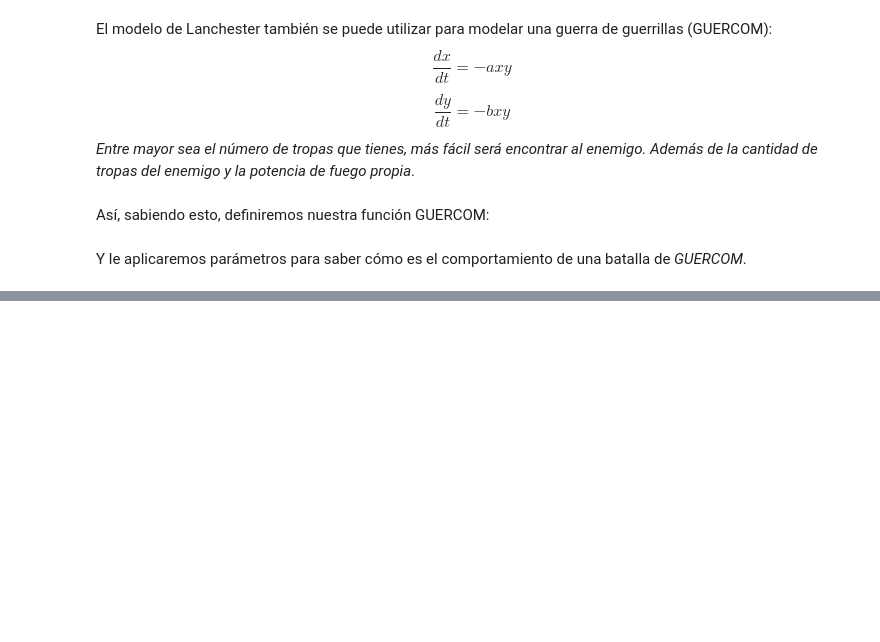
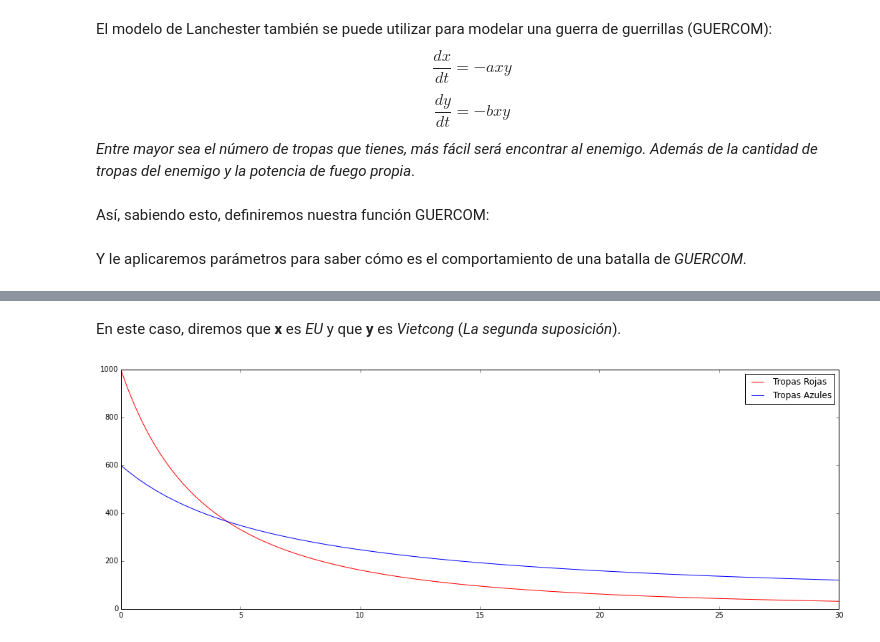
Before and after one commit to ElicHerrera/proyecto-mate-com, a Jupyter notebook: Proyecto_Adelanto_1.ipynb, the cells around one changed output, grey strips where cells are left out. Saved outputs shown, nothing was run; the diff lists cells and outputs as text; code cells hidden in the pictures; blank space fills up the shorter version.

```diff
--- a/Proyecto_Adelanto_1.ipynb
+++ b/Proyecto_Adelanto_1.ipynb
@@ -227,0 +259,40 @@ guerraprueba.plotjunto()
+# %% [markdown]
+En este caso, diremos que **x** es *EU* y que **y** es *Vietcong* (*La segunda suposición*).
+# %%
+class Vietnam (Guerra):
+    def __init__(self,a,b):
+        Guerra.__init__(self,a,b)
+        self.a=a
+        self.b=b
+
+    def dynamics(self, state, t):
+        """La dinámica es dada por el problema."""
+        g0 = -self.a*state[0]*state[1]
+        g1 = -self.b*state[0]
+
+
+        return np.array([g0,g1])
+# %%
+N = 1000
+
+tiempo_inicial = 0.0
+
+tiempo_final = 30
+
+def GV(efectividad_EU,efectividad_VietCong):
+
+    ejercito=1000
+    guerrilla=600
+
+    guerra2=Vietnam(efectividad_EU,efectividad_VietCong)
+
+    guerra2.initial_conditions(x_i=ejercito, y_i=guerrilla)
+
+    guerra2.integrate(N, tiempo_inicial, tiempo_final, RK2)
+
+    guerra2.plotjunto()
+
+
+interact(GV,efectividad_EU=(0.00001,0.0009,.000009),efectividad_VietCong=(0.01,0.09,.000009))
+# %% [output]
+[figure, added]
```
Also changed, not shown: parts of 12 cells of this notebook.
